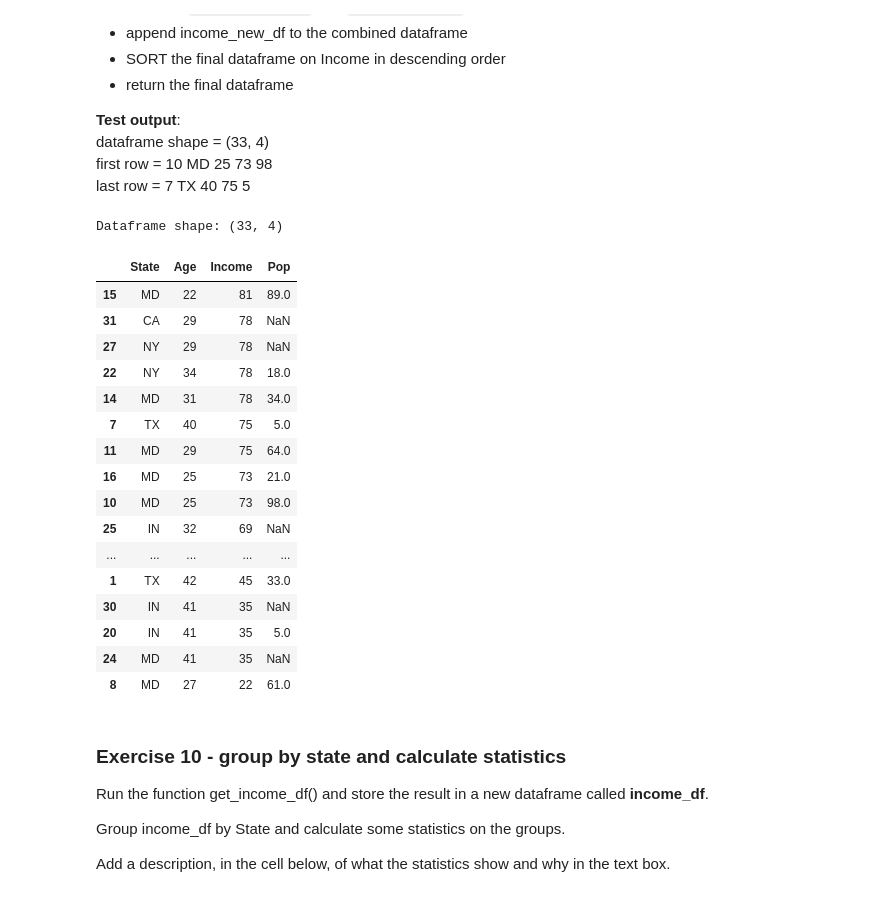
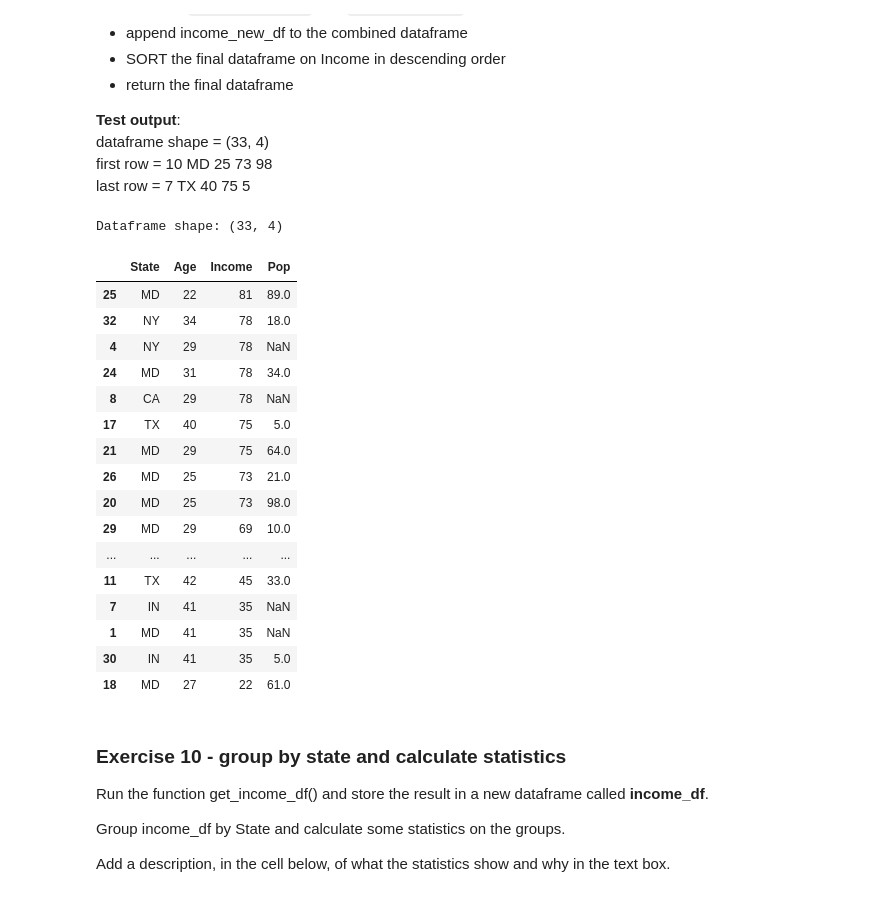
Before and after one commit to joanasr15/python_data, a Jupyter notebook: 7_Wrangle_the_data.ipynb, the cells around one changed output. Drawn from its saved outputs; the diff is of its cells as text; code cells hidden in the pictures.

```diff
--- a/7_Wrangle_the_data.ipynb
+++ b/7_Wrangle_the_data.ipynb
@@ -404,54 +404,56 @@ def get_income_df():
 
   income_new_df = pd.read_excel('https://github.com/futureCodersSE/working-with-data/blob/main/Data%20sets/Income-Data.xlsx?raw=true', sheet_name = "income")
 
 #clean up the Population column of county_level_df so that it has the name Pop
 
   county_level_df['Pop'] = county_level_df['Population']
 
+  county_level_df_v2 = county_level_df.drop('Population', axis=1)
+
 #clean up the Pop column of state_level_df so that it contains values that are whole numbers of 1000s
 
-  state_level_df['Pop'] = (state_level_df['Pop'] / 1000).round().astype(int)
+  state_level_df_v2 = state_level_df.copy()
+
+  state_level_df_v2['Pop'] = (state_level_df_v2['Pop'] / 1000).round().astype(int)
 
 #combine county_level_df and state_level_df with join='inner', ignoring index
 
-  combined_df = pd.concat([county_level_df, state_level_df], join='inner', ignore_index=True)
+  income_df_v3 = pd.concat([county_level_df_v2, state_level_df_v2], join='inner', ignore_index=True)
 
 #append income_new_df to the combined dataframe
 
-  #final_df = income_new_df.append(combined_df, ignore_index=True)
-
-  final_df = pd.concat([combined_df, income_new_df], join='outer', ignore_index=True)
+  final_df = income_new_df.append(income_df_v3, ignore_index=True)
 
 #SORT the final dataframe on Income in descending order
 
   final_df = final_df.sort_values(by='Income', ascending=False)
 
 #return the final dataframe
 
   print("Dataframe shape:", final_df.shape)
 
   return final_df
 
 get_income_df()
 # %% [output]
 Dataframe shape: (33, 4)
 |  | State | Age | Income | Pop |
-| 15 | MD | 22 | 81 | 89.0 |
-| 31 | CA | 29 | 78 | NaN |
-| 27 | NY | 29 | 78 | NaN |
-| 22 | NY | 34 | 78 | 18.0 |
-| 14 | MD | 31 | 78 | 34.0 |
-| 7 | TX | 40 | 75 | 5.0 |
-| 11 | MD | 29 | 75 | 64.0 |
-| 16 | MD | 25 | 73 | 21.0 |
-| 10 | MD | 25 | 73 | 98.0 |
-| 25 | IN | 32 | 69 | NaN |
+| 25 | MD | 22 | 81 | 89.0 |
+| 32 | NY | 34 | 78 | 18.0 |
+| 4 | NY | 29 | 78 | NaN |
+| 24 | MD | 31 | 78 | 34.0 |
+| 8 | CA | 29 | 78 | NaN |
+| 17 | TX | 40 | 75 | 5.0 |
+| 21 | MD | 29 | 75 | 64.0 |
+| 26 | MD | 25 | 73 | 21.0 |
+| 20 | MD | 25 | 73 | 98.0 |
+| 29 | MD | 29 | 69 | 10.0 |
 | ... | ... | ... | ... | ... |
-| 1 | TX | 42 | 45 | 33.0 |
-| 30 | IN | 41 | 35 | NaN |
-| 20 | IN | 41 | 35 | 5.0 |
-| 24 | MD | 41 | 35 | NaN |
-| 8 | MD | 27 | 22 | 61.0 |
+| 11 | TX | 42 | 45 | 33.0 |
+| 7 | IN | 41 | 35 | NaN |
+| 1 | MD | 41 | 35 | NaN |
+| 30 | IN | 41 | 35 | 5.0 |
+| 18 | MD | 27 | 22 | 61.0 |
 # %% [markdown]
 ### Exercise 10 - group by state and calculate statistics
 
```
Also changed, not shown: parts of 1 cell of this notebook.
